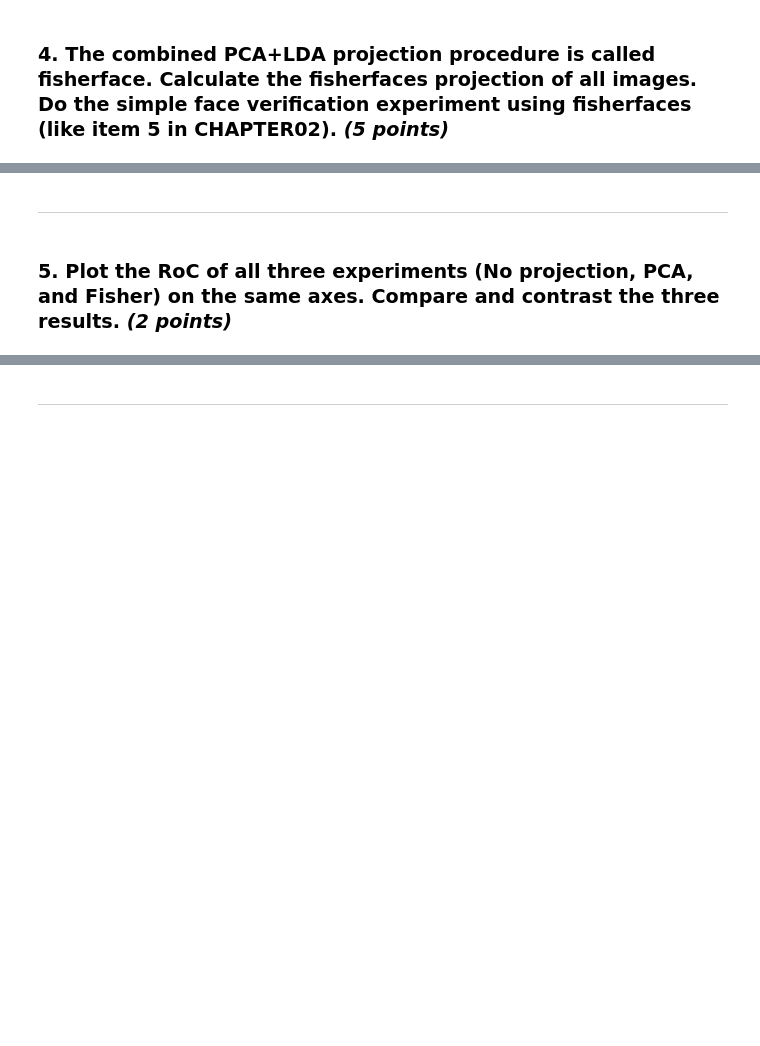
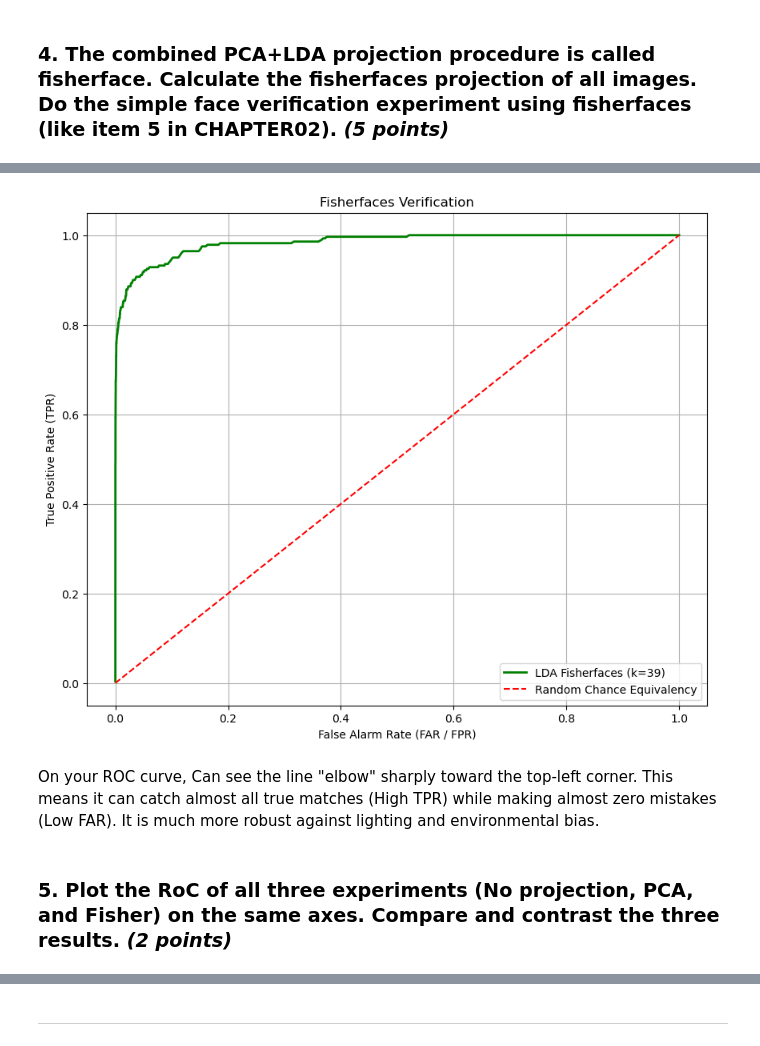
Before and after one commit to PavarisAsawa/PatternRecognition-Dimensionality_Reduction, a Jupyter notebook: Part3_lda.ipynb, the cells around one changed output, grey strips where cells are left out. Saved outputs shown, nothing was run; the diff lists cells and outputs as text; code cells hidden in the pictures; blank space fills up the shorter version.

```diff
--- a/Part3_lda.ipynb
+++ b/Part3_lda.ipynb
@@ -321,4 +279,0 @@ Evaluating Verification System using 39 Fisherface Projections...
-# %% [markdown]
----
-# %% [markdown]
-### **5. Plot the RoC of all three experiments (No projection, PCA, and Fisher) on the same axes. Compare and contrast the three results.** *(2 points)*
@@ -354 +314,44 @@ def get_roc_metrics(A):
+# %%
+# 1. No Projection Similarity Matrix Execution (Extracting Raw Features)
+A_no_proj = calculate_similarity_matrix(T, D)
+far_no_proj, tpr_no_proj = get_roc_metrics(A_no_proj)
+
+# 2. PCA Verification Setup Executed directly on sub-k=10 Space
+T_centered = T - mean_vector
+D_centered = D - mean_vector
+
+V_k10 = V_pca[:, :10]
+T_pca10 = np.dot(T_centered, V_k10)
+D_pca10 = np.dot(D_centered, V_k10)
+
+A_pca = calculate_similarity_matrix(T_pca10, D_pca10)
+far_pca, tpr_pca = get_roc_metrics(A_pca)
+
+# 3. Fisher Verification Loading directly out of prior calculated Similarity Grid A_fisher
+# สมมติว่า W_lda คือ V_pca (80 มิติ) @ eigvecs_lda (80x80)
+W_fisher = W_lda[:, :39]
+
+# ทำการ Project ข้อมูลลงบน Fisherface Space
+T_fisher_proj = np.dot(T_centered, W_fisher)
+D_fisher_proj = np.dot(D_centered, W_fisher)
+
+# คำนวณ Similarity Matrix สำหรับ Fisherfaces
+A_fisher = calculate_similarity_matrix(T_fisher_proj, D_fisher_proj)
+far_fisher, tpr_fisher = get_roc_metrics(A_fisher)
+# %%
+plt.figure(figsize=(10, 8))
+plt.plot(far_fisher, tpr_fisher, label='LDA Fisherfaces (k=39)', linewidth=2, color='green')
+plt.plot([0, 1], [0, 1], 'r--', label='Random Chance Equivalency')
+plt.xlabel('False Alarm Rate (FAR / FPR)')
+plt.ylabel('True Positive Rate (TPR)')
+plt.title('Fisherfaces Verification')
+plt.legend(loc='lower right')
+plt.grid(True)
+plt.show()
+# %% [output]
+[figure, added]
+# %% [markdown]
+On your ROC curve, Can see the line "elbow" sharply toward the top-left corner. This means it can catch almost all true matches (High TPR) while making almost zero mistakes (Low FAR). It is much more robust against lighting and environmental bias.
+# %% [markdown]
+### **5. Plot the RoC of all three experiments (No projection, PCA, and Fisher) on the same axes. Compare and contrast the three results.** *(2 points)*
 # %%
```
Also changed, not shown: parts of 14 cells of this notebook, 5 other files.
